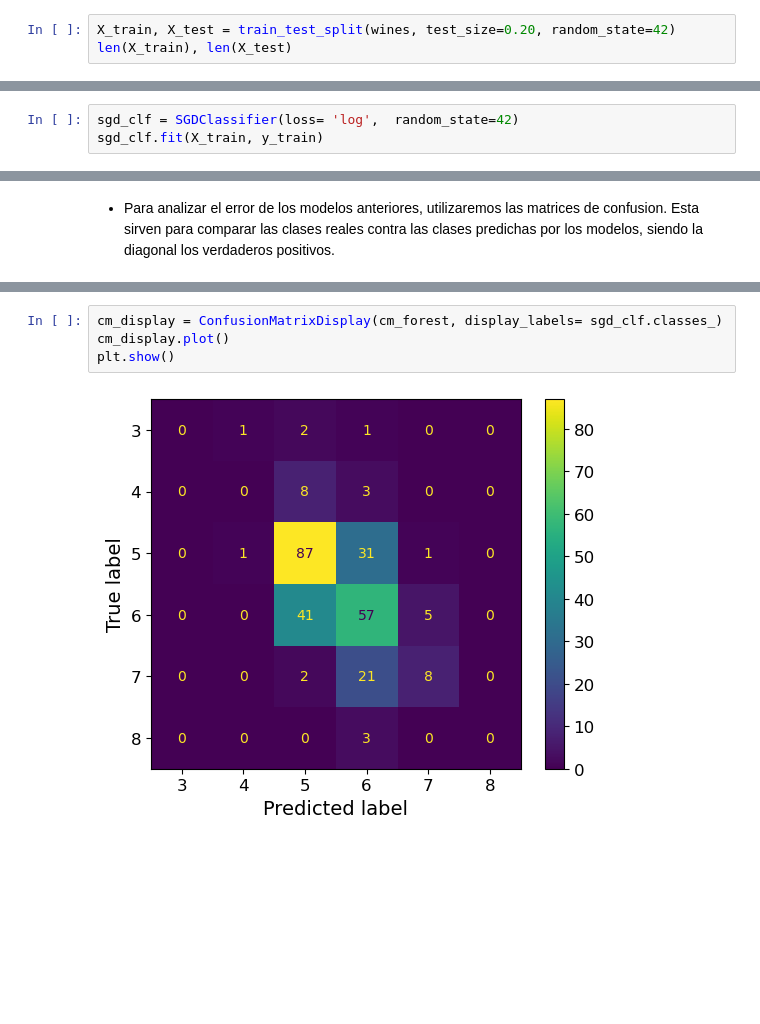
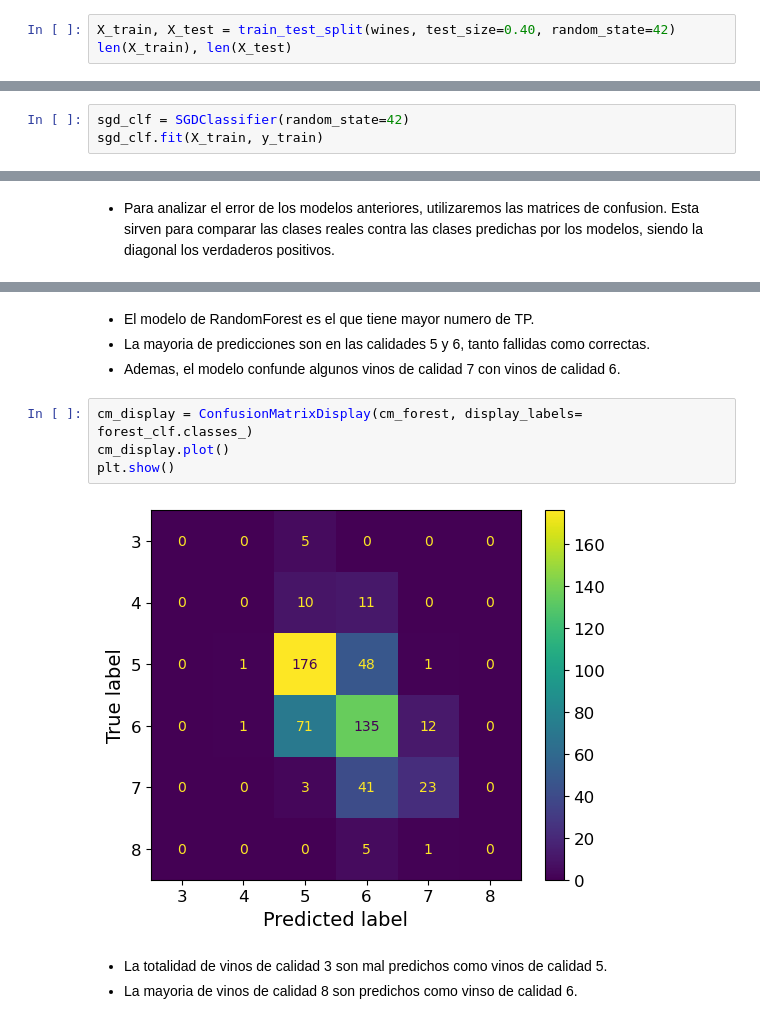
Before and after one commit to joshMonarch/vinos_clf, a Jupyter notebook: calidad_vinos.ipynb, the cells around one changed output, grey strips where cells are left out. Cells and saved outputs as stored; diff of their text form; blank space fills up the shorter version.

```diff
--- a/calidad_vinos.ipynb
+++ b/calidad_vinos.ipynb
@@ -186,4 +164,4 @@ Name: quality, dtype: float64
 # %%
-X_train, X_test = train_test_split(wines, test_size=0.20, random_state=42)
+X_train, X_test = train_test_split(wines, test_size=0.40, random_state=42)
 len(X_train), len(X_test)
 # %% [output]
@@ -207,6 +185,6 @@ some_data = X_test.sample(3)
 # %% [markdown]
 #### *SGDClassifier*:    Se basa en el descenso del gradiente estocastico. Esto lo que proporciona es la minimizacion de la funcion de perdida entre las clases predichas por el clasificador y las clases reales de los datos de entrenamiento.
 # %%
-sgd_clf = SGDClassifier(loss= 'log',  random_state=42)
+sgd_clf = SGDClassifier(random_state=42)
 sgd_clf.fit(X_train, y_train)
 # %% [output]
@@ -593,6 +600,13 @@ plt.show()
+# %% [markdown]
+- El modelo de RandomForest es el que tiene mayor numero de TP.
+- La mayoria de predicciones son en las calidades 5 y 6, tanto fallidas como correctas.
+- Ademas, el modelo confunde algunos vinos de calidad 7 con vinos de calidad 6.
 # %%
-cm_display = ConfusionMatrixDisplay(cm_forest, display_labels= sgd_clf.classes_)
+cm_display = ConfusionMatrixDisplay(cm_forest, display_labels= forest_clf.classes_)
 cm_display.plot()
 plt.show()
 # %% [output]
-[figure, old version]
+[figure, new version]
+# %% [markdown]
+- La totalidad de vinos de calidad 3 son mal predichos como vinos de calidad 5.
+- La mayoria de vinos de calidad 8 son predichos como vinso de calidad 6.
```
Also changed, not shown: parts of 60 cells of this notebook.
